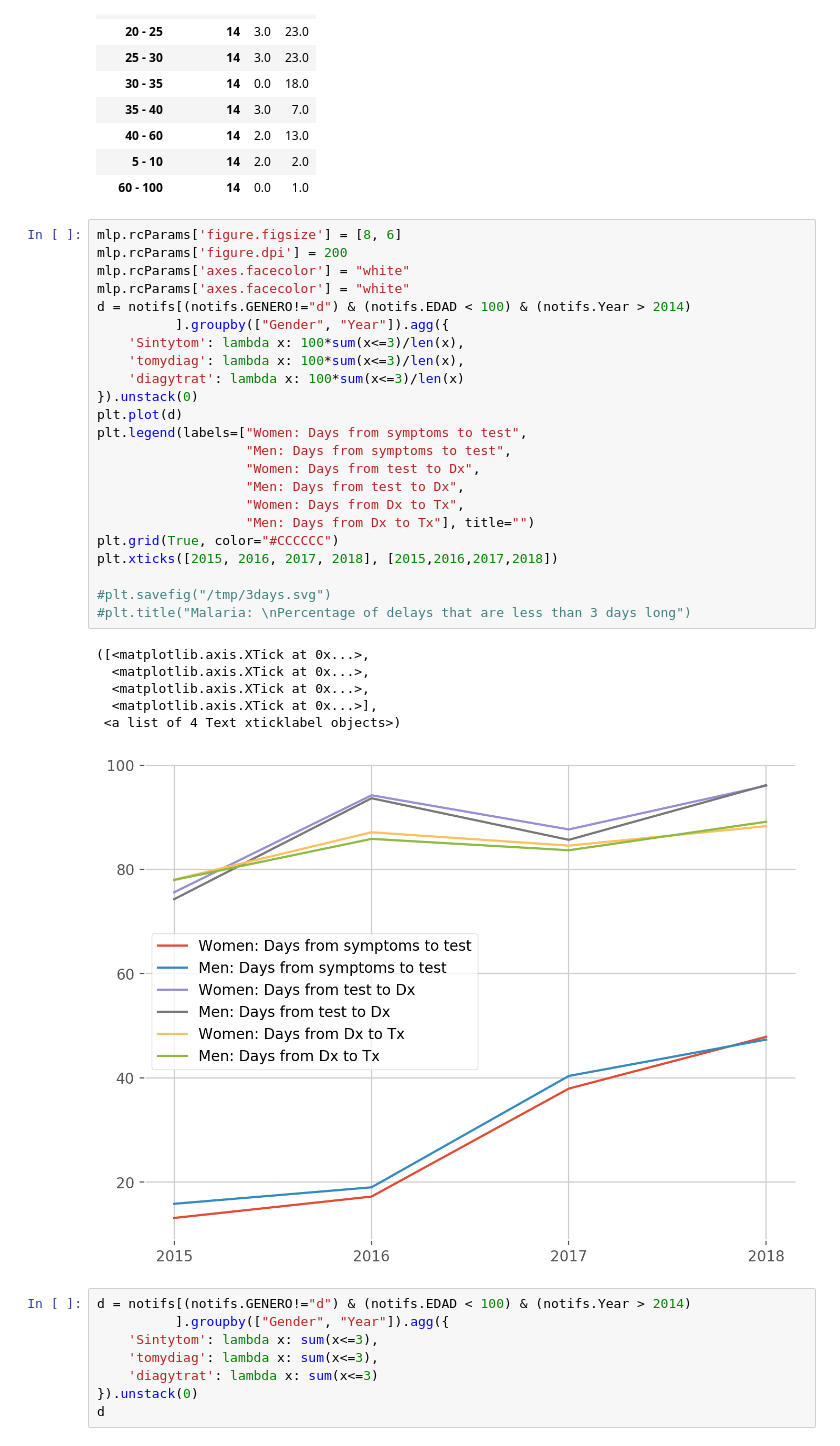
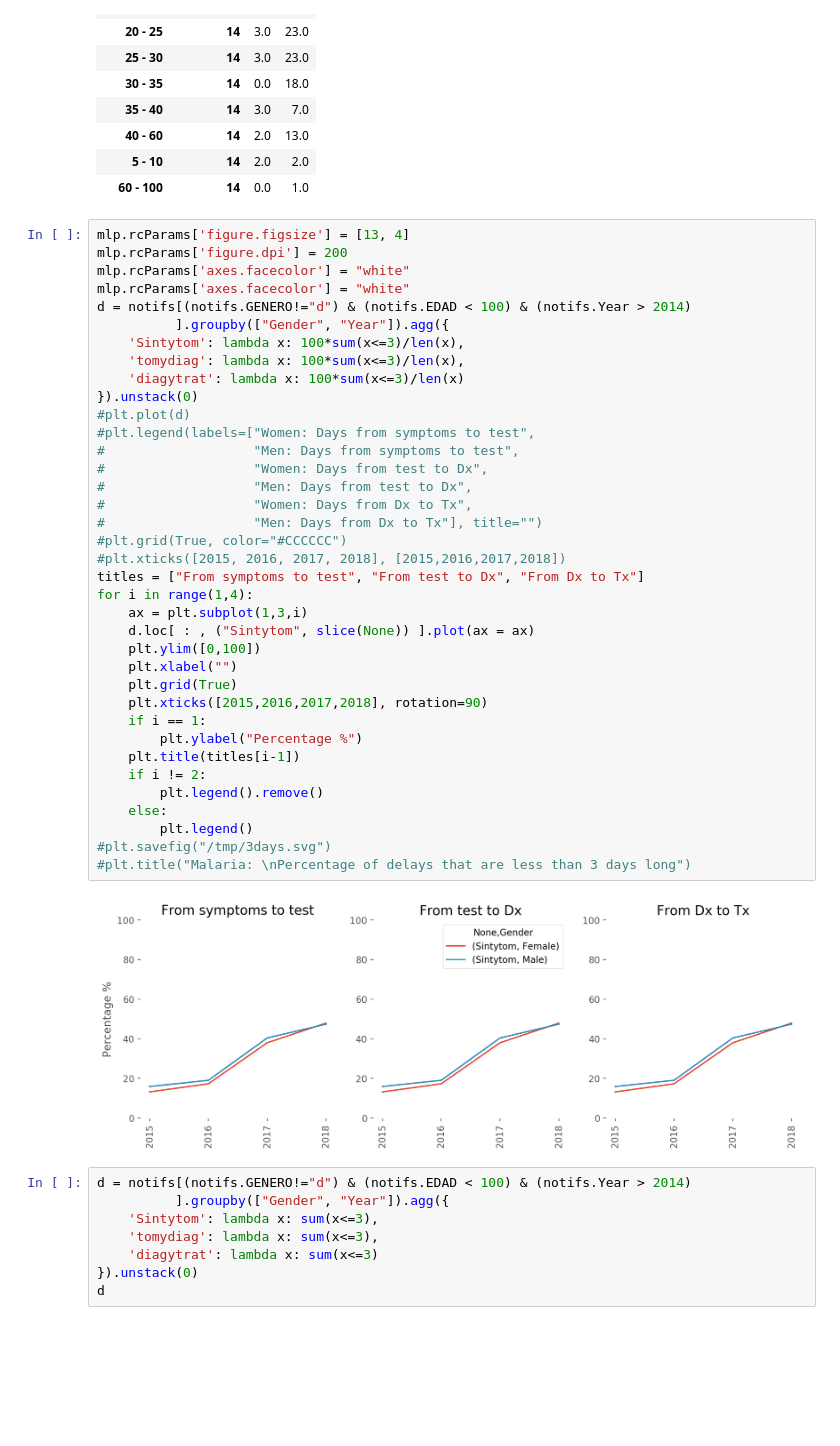
Before and after one commit to Guitlle/gf, a Jupyter notebook: outcome_measurement/malaria/gtm/Gtm - Malaria - bed nets analysis.ipynb, the cells around one changed output. Cells and saved outputs as stored; diff of their text form; blank space fills up the shorter version.

```diff
--- a/outcome_measurement/malaria/gtm/Gtm - Malaria - bed nets analysis.ipynb
+++ b/outcome_measurement/malaria/gtm/Gtm - Malaria - bed nets analysis.ipynb
@@ -616,35 +616,44 @@ notifs[(notifs.GENERO!="d") & (notifs.EDAD < 100) & (notifs.deptocode==14)
 | 5 - 10 | 14 | 2.0 | 2.0 |
 | 60 - 100 | 14 | 0.0 | 1.0 |
 # %%
-mlp.rcParams['figure.figsize'] = [8, 6]
+mlp.rcParams['figure.figsize'] = [13, 4]
 mlp.rcParams['figure.dpi'] = 200
 mlp.rcParams['axes.facecolor'] = "white"
 mlp.rcParams['axes.facecolor'] = "white"
 d = notifs[(notifs.GENERO!="d") & (notifs.EDAD < 100) & (notifs.Year > 2014)
           ].groupby(["Gender", "Year"]).agg({
     'Sintytom': lambda x: 100*sum(x<=3)/len(x),
     'tomydiag': lambda x: 100*sum(x<=3)/len(x),
     'diagytrat': lambda x: 100*sum(x<=3)/len(x)
 }).unstack(0)
-plt.plot(d)
-plt.legend(labels=["Women: Days from symptoms to test",
-                   "Men: Days from symptoms to test",
-                   "Women: Days from test to Dx",
-                   "Men: Days from test to Dx",
-                   "Women: Days from Dx to Tx",
-                   "Men: Days from Dx to Tx"], title="")
-plt.grid(True, color="#CCCCCC")
-plt.xticks([2015, 2016, 2017, 2018], [2015,2016,2017,2018])
-
+#plt.plot(d)
+#plt.legend(labels=["Women: Days from symptoms to test",
+#                   "Men: Days from symptoms to test",
+#                   "Women: Days from test to Dx",
+#                   "Men: Days from test to Dx",
+#                   "Women: Days from Dx to Tx",
+#                   "Men: Days from Dx to Tx"], title="")
+#plt.grid(True, color="#CCCCCC")
+#plt.xticks([2015, 2016, 2017, 2018], [2015,2016,2017,2018])
+titles = ["From symptoms to test", "From test to Dx", "From Dx to Tx"]
+for i in range(1,4):
+    ax = plt.subplot(1,3,i)
+    d.loc[ : , ("Sintytom", slice(None)) ].plot(ax = ax)
+    plt.ylim([0,100])
+    plt.xlabel("")
+    plt.grid(True)
+    plt.xticks([2015,2016,2017,2018], rotation=90)
+    if i == 1:
+        plt.ylabel("Percentage %")
+    plt.title(titles[i-1])
+    if i != 2:
+        plt.legend().remove()
+    else:
+        plt.legend()
 #plt.savefig("/tmp/3days.svg")
 #plt.title("Malaria: \nPercentage of delays that are less than 3 days long")
 # %% [output]
-([<matplotlib.axis.XTick at 0x...>,
-  <matplotlib.axis.XTick at 0x...>,
-  <matplotlib.axis.XTick at 0x...>,
-  <matplotlib.axis.XTick at 0x...>],
- <a list of 4 Text xticklabel objects>)
-[figure, old version]
+[figure, new version]
 # %%
 d = notifs[(notifs.GENERO!="d") & (notifs.EDAD < 100) & (notifs.Year > 2014)
           ].groupby(["Gender", "Year"]).agg({
```
Also changed, not shown: parts of 1 cell of this notebook, 1 other file.
